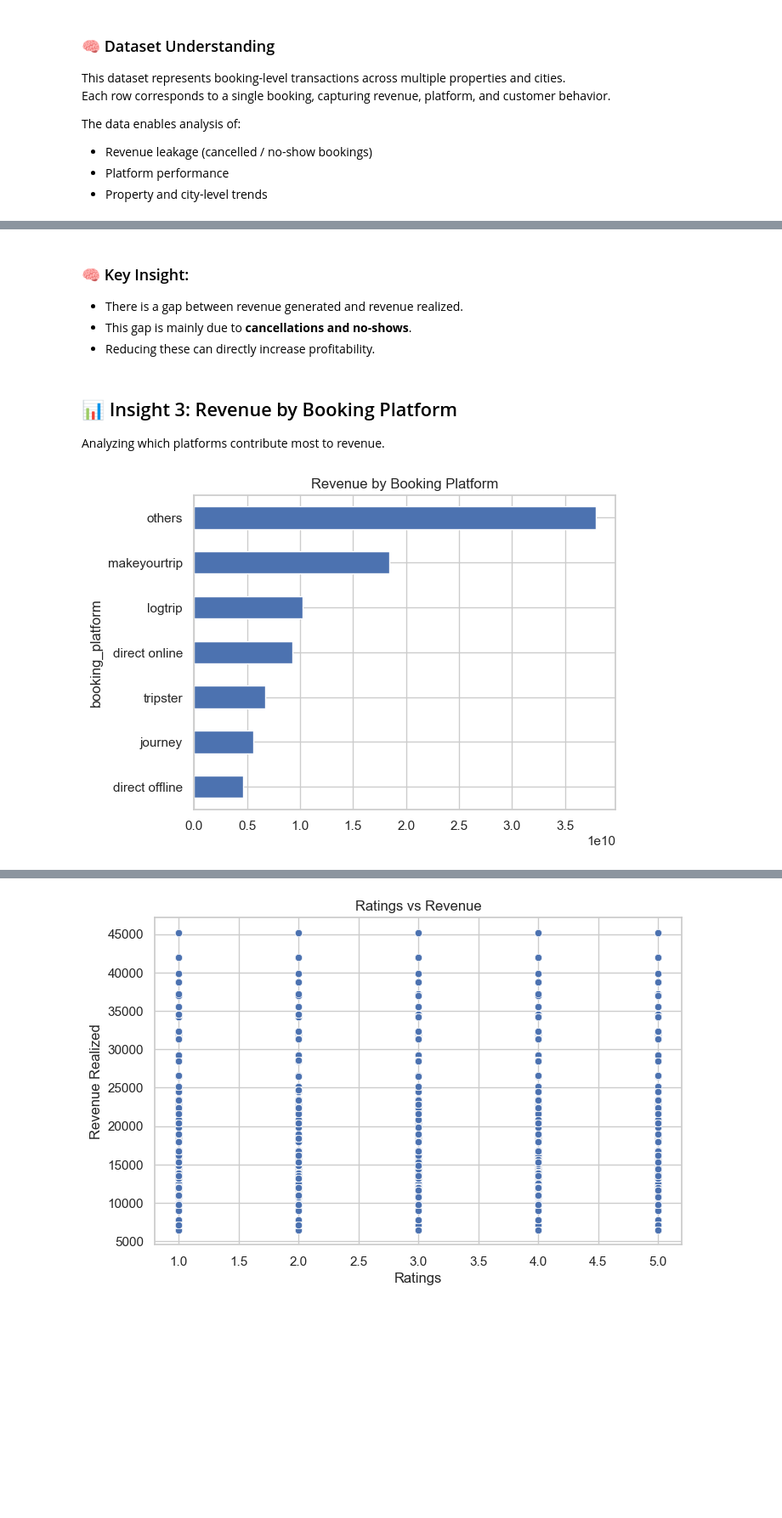
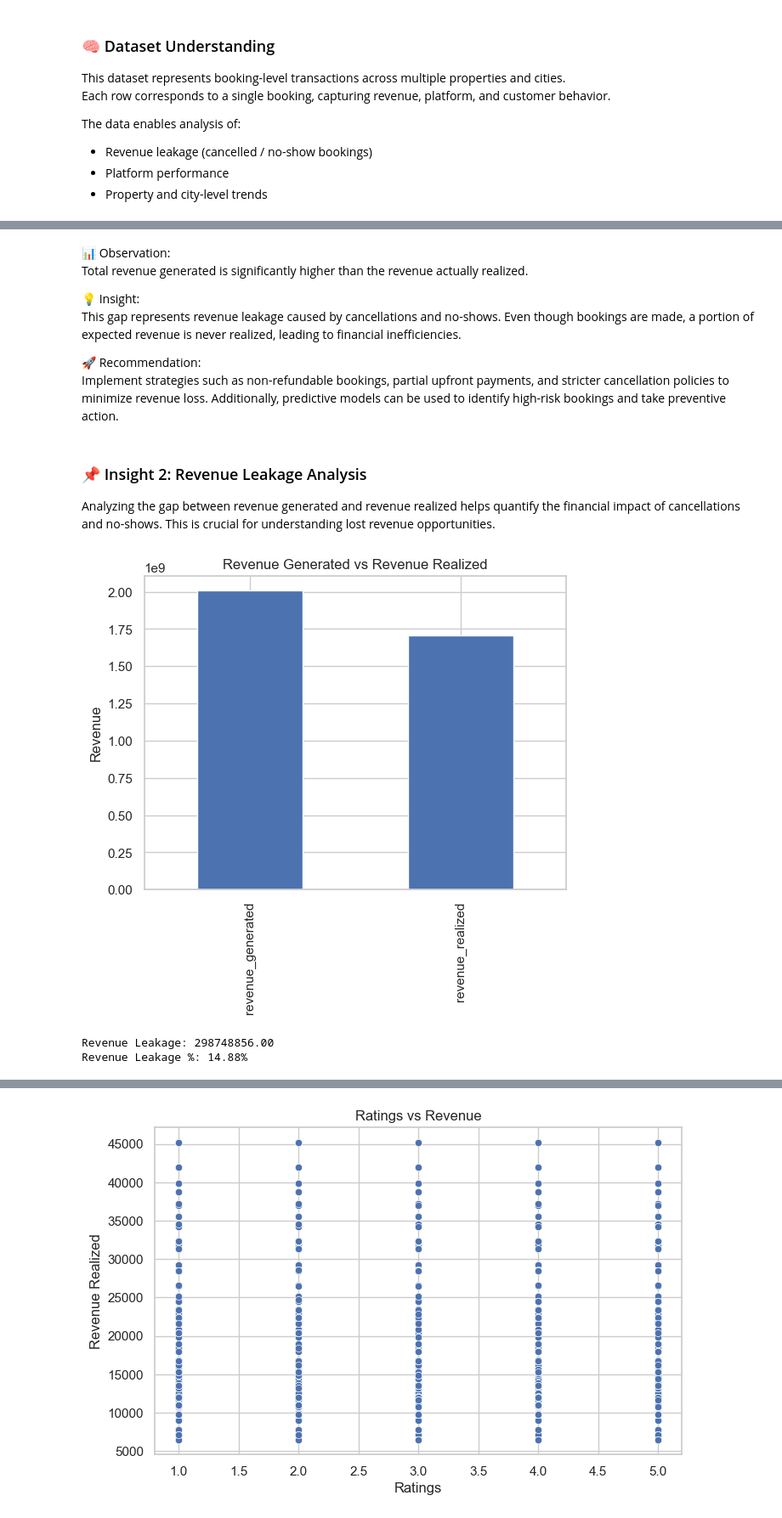
Before and after one commit to abhinavgautam0399/ATliQ-Hotels-analysis, a Jupyter notebook: AtliQHotelsAnalysis .ipynb, the cells around one changed output, grey strips where cells are left out. Shown at 85% size. Cells and saved outputs as stored; diff of their text form; code cells hidden in the pictures; blank space fills up the shorter version.

Commit message:
Updated analysis, improved insights and formatting

```diff
--- a/AtliQHotelsAnalysis .ipynb
+++ b/AtliQHotelsAnalysis .ipynb
@@ -10,0 +21,3 @@ sns.set(style="whitegrid")
+# %%
+df = pd.read_csv("data/final_dataset.csv", low_memory=False)
+df.head()
@@ -13,3 +38,7 @@ sns.set(style="whitegrid")
 # %%
-df = pd.read_csv("C:/EDAproject/data/final_dataset.csv", low_memory=False)
-df.head()
+import warnings
+warnings.filterwarnings('ignore')
+
+df['check_in_date'] = pd.to_datetime(df['check_in_date'], errors='coerce', dayfirst=True)
+df['checkout_date'] = pd.to_datetime(df['checkout_date'], errors='coerce', dayfirst=True)
+df['booking_date'] = pd.to_datetime(df['booking_date'], errors='coerce', dayfirst=True)
@@ -22,0 +85,6 @@ df.head()
+# %%
+df['month'] = df['booking_date'].dt.month
+
+df['day_type'] = df['check_in_date'].dt.dayofweek.apply(
+    lambda x: 'Weekend' if x >= 5 else 'Weekday'
+)
@@ -75,17 +157,30 @@ plt.show()
 # %% [markdown]
-### 🧠 Key Insight:
+📊 Observation:
+Total revenue generated is significantly higher than the revenue actually realized.
 
-- There is a gap between revenue generated and revenue realized.
-- This gap is mainly due to **cancellations and no-shows**.
-- Reducing these can directly increase profitability.
+💡 Insight:
+This gap represents revenue leakage caused by cancellations and no-shows. Even though bookings are made, a portion of expected revenue is never realized, leading to financial inefficiencies.
+
+🚀 Recommendation:
+Implement strategies such as non-refundable bookings, partial upfront payments, and stricter cancellation policies to minimize revenue loss. Additionally, predictive models can be used to identify high-risk bookings and take preventive action.
 # %% [markdown]
-## 📊 Insight 3: Revenue by Booking Platform
+### 📌 Insight 2: Revenue Leakage Analysis
 
-Analyzing which platforms contribute most to revenue.
+Analyzing the gap between revenue generated and revenue realized helps quantify the financial impact of cancellations and no-shows. This is crucial for understanding lost revenue opportunities.
 # %%
-df.groupby('booking_platform')['revenue_realized'].sum().sort_values().plot(kind='barh')
-plt.title("Revenue by Booking Platform")
+df[['revenue_generated', 'revenue_realized']].sum().plot(kind='bar')
+
+plt.title("Revenue Generated vs Revenue Realized")
+plt.ylabel("Revenue")
 plt.show()
+
+leakage = df['revenue_generated'].sum() - df['revenue_realized'].sum()
+leakage_pct = (leakage / df['revenue_generated'].sum()) * 100
+
+print(f"Revenue Leakage: {leakage:.2f}")
+print(f"Revenue Leakage %: {leakage_pct:.2f}%")
 # %% [output]
-[figure, old version]
+[figure, new version]
+Revenue Leakage: 298748856.00
+Revenue Leakage %: 14.88%
 # %% [markdown]
```
Also changed, not shown: parts of 44 cells of this notebook, 3 other files.
